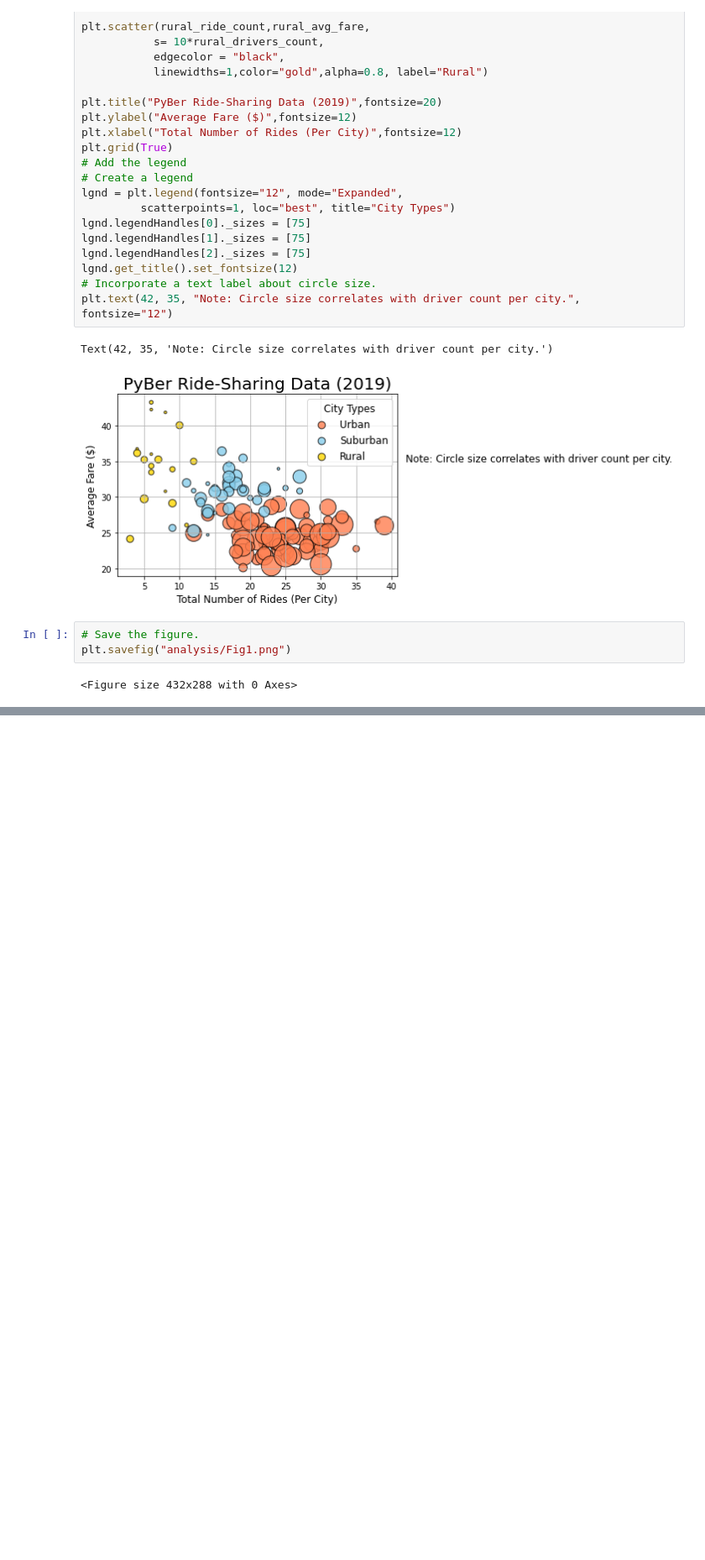
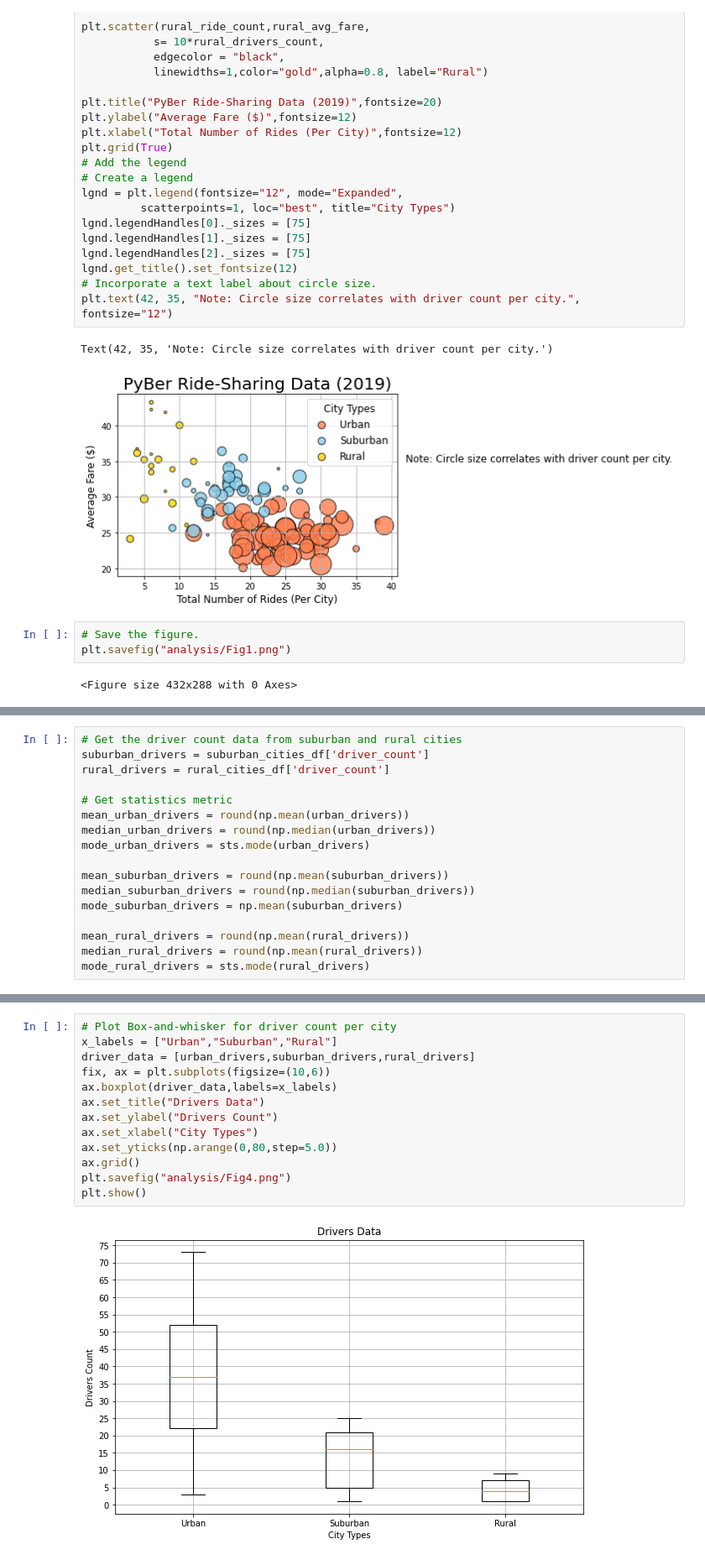
Before and after one commit to khanhh98/PyBer_Analysis, a Jupyter notebook: PyBer.ipynb, the cells around one changed output, grey strips where cells are left out. Shown at 84% size. Saved outputs shown, nothing was run; the diff lists cells and outputs as text; blank space fills up the shorter version.

```diff
--- a/PyBer.ipynb
+++ b/PyBer.ipynb
@@ -120,0 +271,17 @@ plt.savefig("analysis/Fig1.png")
+# %%
+# Get the driver count data from suburban and rural cities
+suburban_drivers = suburban_cities_df['driver_count']
+rural_drivers = rural_cities_df['driver_count']
+
+# Get statistics metric
+mean_urban_drivers = round(np.mean(urban_drivers))
+median_urban_drivers = round(np.median(urban_drivers))
+mode_urban_drivers = sts.mode(urban_drivers)
+
+mean_suburban_drivers = round(np.mean(suburban_drivers))
+median_suburban_drivers = round(np.median(suburban_drivers))
+mode_suburban_drivers = np.mean(suburban_drivers)
+
+mean_rural_drivers = round(np.mean(rural_drivers))
+median_rural_drivers = round(np.mean(rural_drivers))
+mode_rural_drivers = sts.mode(rural_drivers)
@@ -120,0 +347,15 @@ plt.savefig("analysis/Fig1.png")
+# %%
+# Plot Box-and-whisker for driver count per city
+x_labels = ["Urban","Suburban","Rural"]
+driver_data = [urban_drivers,suburban_drivers,rural_drivers]
+fix, ax = plt.subplots(figsize=(10,6))
+ax.boxplot(driver_data,labels=x_labels)
+ax.set_title("Drivers Data")
+ax.set_ylabel("Drivers Count")
+ax.set_xlabel("City Types")
+ax.set_yticks(np.arange(0,80,step=5.0))
+ax.grid()
+plt.savefig("analysis/Fig4.png")
+plt.show()
+# %% [output]
+[figure, added]
```
Also changed, not shown: parts of 21 cells of this notebook, 2 other files.
